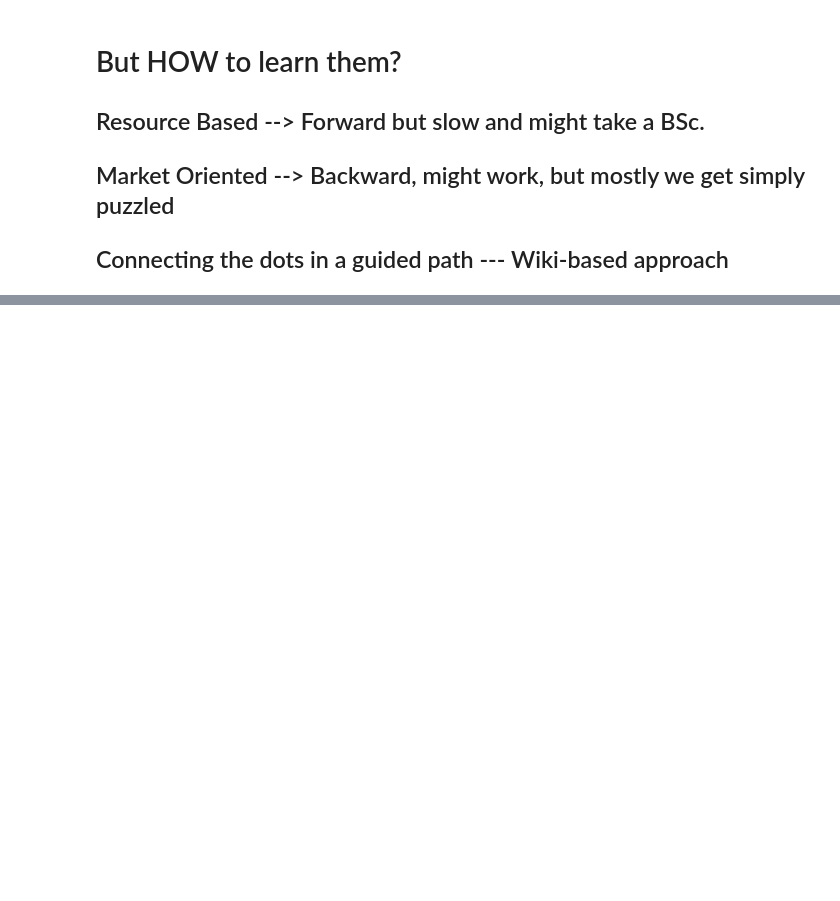
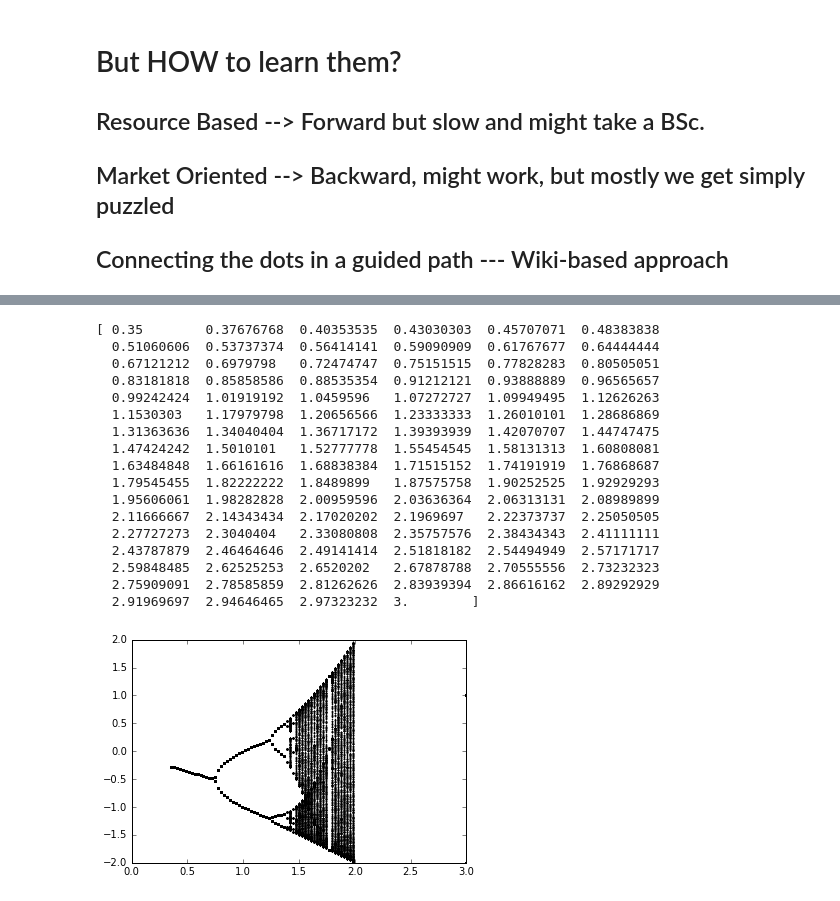
Before and after one commit to sevamoo/data_driven_modeling_2016, a Jupyter notebook: Introduction_20160919.ipynb, the cells around one changed output, grey strips where cells are left out. Saved outputs shown, nothing was run; the diff lists cells and outputs as text; code cells hidden in the pictures; blank space fills up the shorter version.

```diff
--- a/Introduction_20160919.ipynb
+++ b/Introduction_20160919.ipynb
@@ -219,0 +400,43 @@ YouTubeVideo('D6XTyLbO13w',width=700, height=600)
+# %%
+import numpy as n
+import scipy as s
+import pylab as p
+
+xa=.35
+xb=3.
+
+C=n.linspace(xa,xb,num=100)
+print C
+iter=range(1000)
+Y = C*0+1
+YS =  []
+for x in iter:
+    Y=Y**2-C
+# p.plot(C,Y, '.k', markersize = 2)
+for x in iter:
+
+    Y = Y**2 - C
+    YS.append(Y)
+    p.plot(C,Y, '.k', markersize = 2)
+
+
+p.show()
+# %% [output]
+[ 0.35        0.37676768  0.40353535  0.43030303  0.45707071  0.48383838
+  0.51060606  0.53737374  0.56414141  0.59090909  0.61767677  0.64444444
+  0.67121212  0.6979798   0.72474747  0.75151515  0.77828283  0.80505051
+  0.83181818  0.85858586  0.88535354  0.91212121  0.93888889  0.96565657
+  0.99242424  1.01919192  1.0459596   1.07272727  1.09949495  1.12626263
+  1.1530303   1.17979798  1.20656566  1.23333333  1.26010101  1.28686869
+  1.31363636  1.34040404  1.36717172  1.39393939  1.42070707  1.44747475
+  1.47424242  1.5010101   1.52777778  1.55454545  1.58131313  1.60808081
+  1.63484848  1.66161616  1.68838384  1.71515152  1.74191919  1.76868687
+  1.79545455  1.82222222  1.8489899   1.87575758  1.90252525  1.92929293
+  1.95606061  1.98282828  2.00959596  2.03636364  2.06313131  2.08989899
+  2.11666667  2.14343434  2.17020202  2.1969697   2.22373737  2.25050505
+  2.27727273  2.3040404   2.33080808  2.35757576  2.38434343  2.41111111
+  2.43787879  2.46464646  2.49141414  2.51818182  2.54494949  2.57171717
+  2.59848485  2.62525253  2.6520202   2.67878788  2.70555556  2.73232323
+  2.75909091  2.78585859  2.81262626  2.83939394  2.86616162  2.89292929
+  2.91969697  2.94646465  2.97323232  3.        ]
+[figure, added]
```
Also changed, not shown: parts of 19 cells of this notebook.
